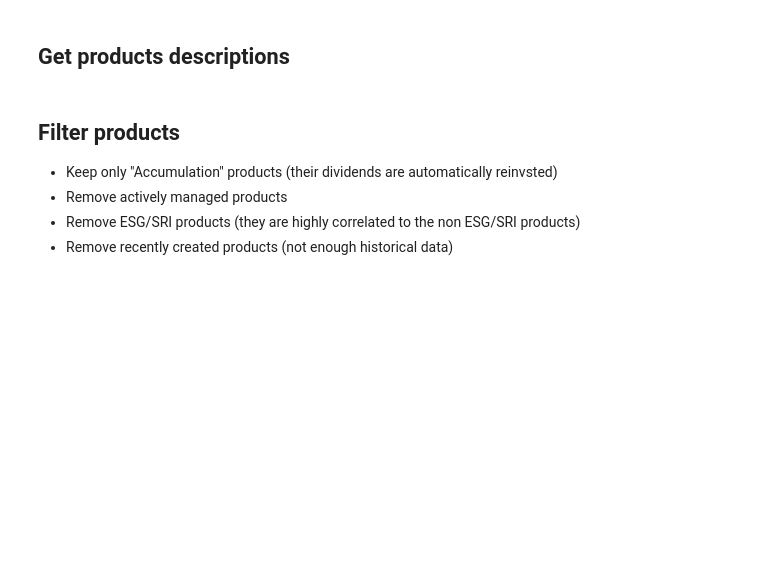
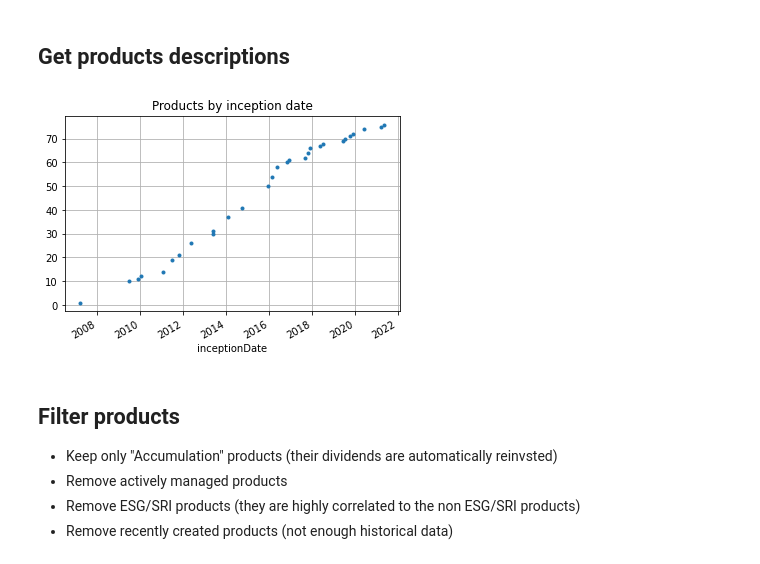
Before and after one commit to 0x26res/vanguard-optimizer, a Jupyter notebook: vanguard-optimizer.ipynb, the cells around one changed output. Saved outputs shown, nothing was run; the diff lists cells and outputs as text; code cells hidden in the pictures; blank space fills up the shorter version.

```diff
--- a/vanguard-optimizer.ipynb
+++ b/vanguard-optimizer.ipynb
@@ -31,7 +37,6 @@ def get_products() -> pd.DataFrame:
     request = requests.get(PRODUCT_URL)
     assert request.status_code == 200
     return json.loads(request.text)
-
 
 def len_or(value, none_value=1) -> int:
     return none_value if value is None else len(value)
@@ -41,9 +46,9 @@ def products_json_to_df(products_json) -> pd.DataFrame:
     return (
         pd.DataFrame(products_json.values())
         .assign(
-            fees=lambda x: x["OCF"].str.slice(0, -1).astype(float) / 100,
-            assets=lambda x: x["assetAllocations"].apply(len_or),
-            inceptionDate=lambda x: pd.to_datetime(x["inceptionDate"]),
+            fees=lambda x: x['OCF'].str.slice(0,-1).astype(float) / 100,
+            assets= lambda x: x['assetAllocations'].apply(len_or),
+            inceptionDate=lambda x: pd.to_datetime(x['inceptionDate'])
         )
         .reset_index(drop=True)
     )
@@ -51,14 +56,10 @@ def products_json_to_df(products_json) -> pd.DataFrame:
 
 raw_products_df = products_json_to_df(get_products())
 # %%
-ax = (
-    raw_products_df.groupby("inceptionDate")
-    .size()
-    .sort_index()
-    .cumsum()
-    .plot(grid=True, style=".")
-)
-_ = ax.set_title("Products by inception date")
+ax = raw_products_df.groupby('inceptionDate').size().sort_index().cumsum().plot(grid=True, style='.')
+ax.set_title('Products by inception date');
+# %% [output]
+[figure, added]
 # %% [markdown]
 ## Filter products
 
```
Also changed, not shown: parts of 26 cells of this notebook, 1 other file.
